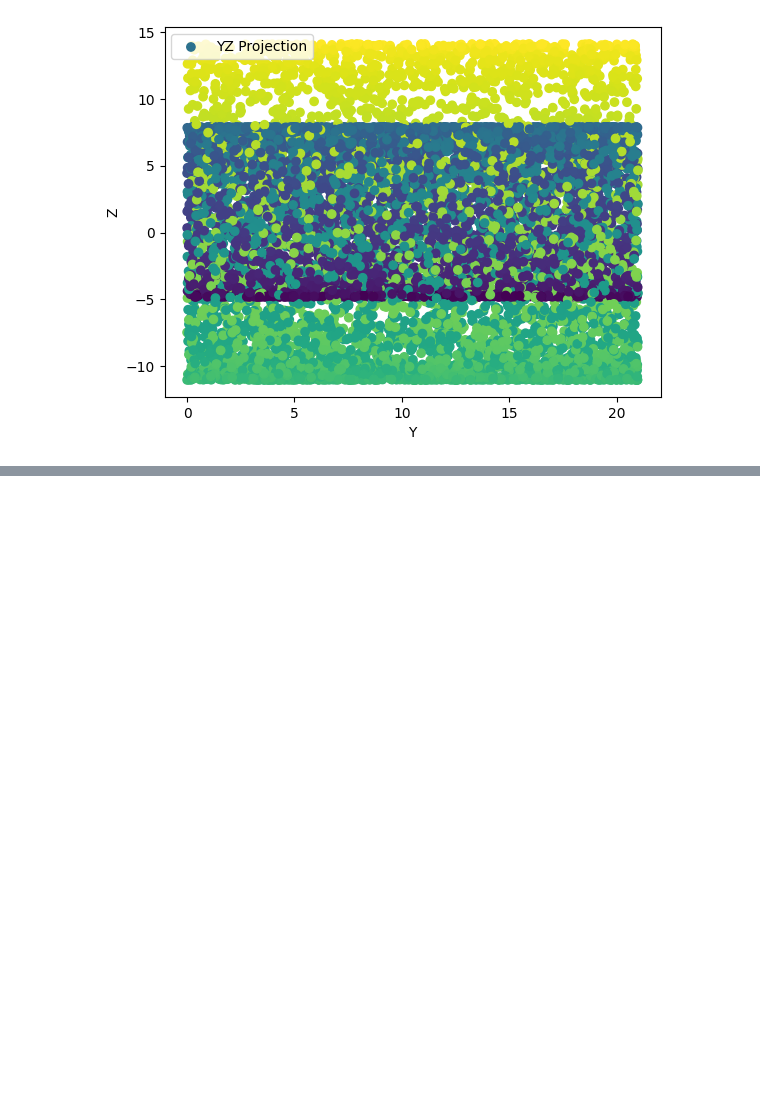
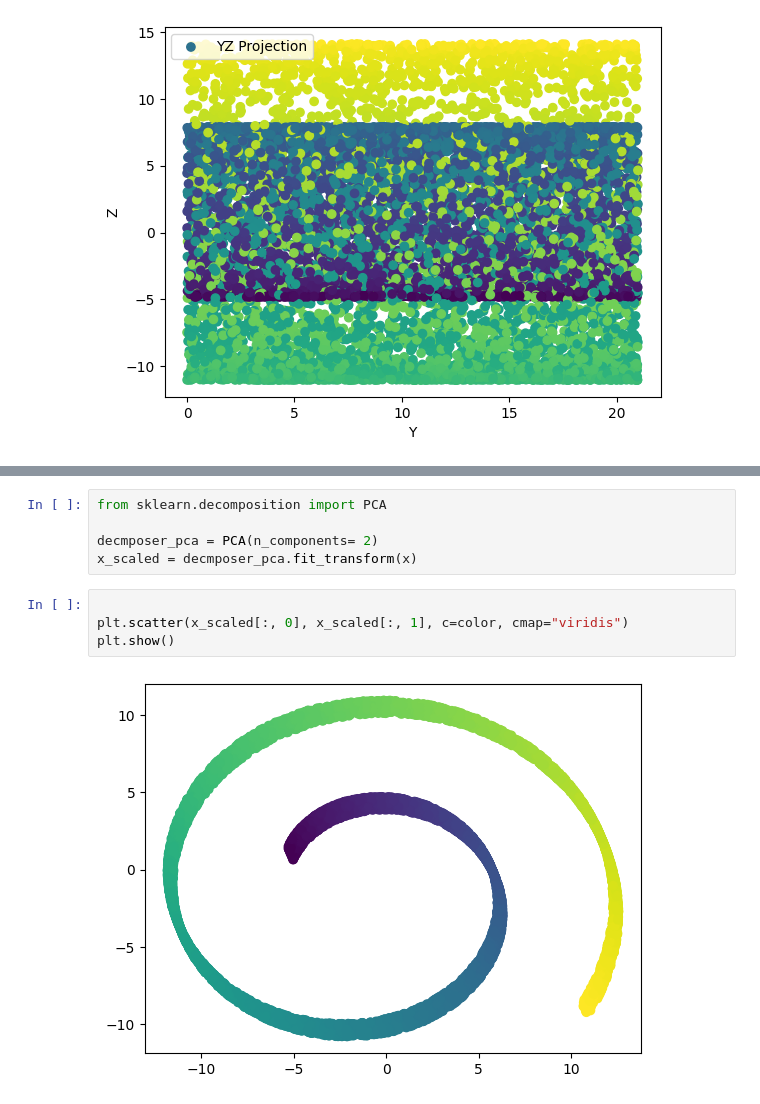
Before and after one commit to abjan90/Machine-learning, a Jupyter notebook: DimesionalityRed.ipynb, the cells around one changed output, grey strips where cells are left out. Cells and saved outputs as stored; diff of their text form; blank space fills up the shorter version.

```diff
--- a/DimesionalityRed.ipynb
+++ b/DimesionalityRed.ipynb
@@ -46,0 +71,11 @@ plt.show()
+# %%
+from sklearn.decomposition import PCA
+
+decmposer_pca = PCA(n_components= 2)
+x_scaled = decmposer_pca.fit_transform(x)
+# %%
+
+plt.scatter(x_scaled[:, 0], x_scaled[:, 1], c=color, cmap="viridis")
+plt.show()
+# %% [output]
+[figure, added]
```
Also changed, not shown: parts of 4 cells of this notebook.
